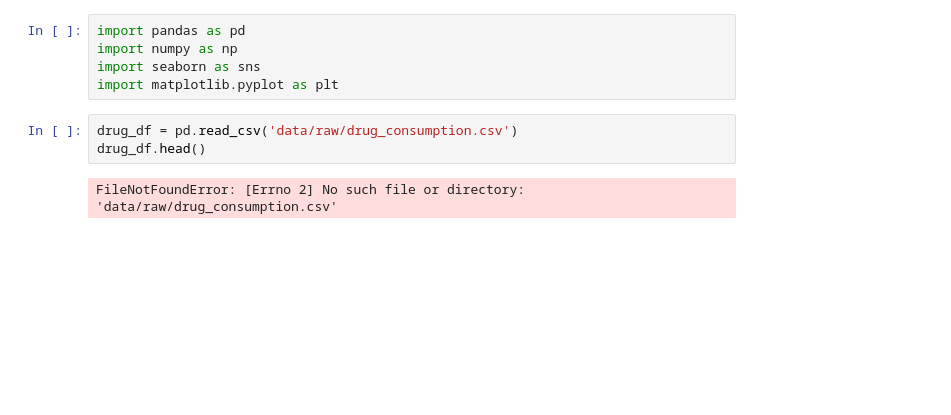
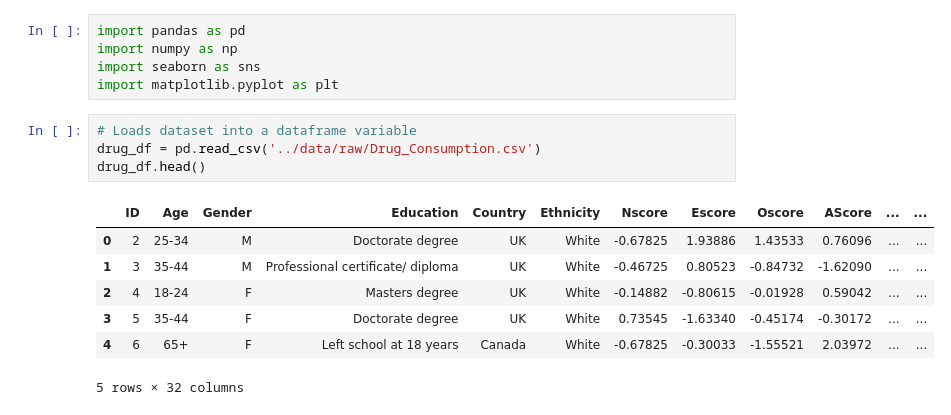
Before and after one commit to josephstar48/drug_consumption_analysis, a Jupyter notebook: notebooks/01_data_exploration.ipynb, the cells around one changed output. Cells and saved outputs as stored; diff of their text form; blank space fills up the shorter version.

```diff
--- a/notebooks/01_data_exploration.ipynb
+++ b/notebooks/01_data_exploration.ipynb
@@ -4,7 +4,14 @@ import numpy as np
 import seaborn as sns
 import matplotlib.pyplot as plt
 # %%
-drug_df = pd.read_csv('data/raw/drug_consumption.csv')
+# Loads dataset into a dataframe variable
+drug_df = pd.read_csv('../data/raw/Drug_Consumption.csv')
 drug_df.head()
 # %% [output]
+|  | ID | Age | Gender | Education | Country | Ethnicity | Nscore | Escore | Oscore | AScore | ... | ... |
+| 0 | 2 | 25-34 | M | Doctorate degree | UK | White | -0.67825 | 1.93886 | 1.43533 | 0.76096 | ... | ... |
+| 1 | 3 | 35-44 | M | Professional certificate/ diploma | UK | White | -0.46725 | 0.80523 | -0.84732 | -1.62090 | ... | ... |
+| 2 | 4 | 18-24 | F | Masters degree | UK | White | -0.14882 | -0.80615 | -0.01928 | 0.59042 | ... | ... |
+| 3 | 5 | 35-44 | F | Doctorate degree | UK | White | 0.73545 | -1.63340 | -0.45174 | -0.30172 | ... | ... |
+| 4 | 6 | 65+ | F | Left school at 18 years | Canada | White | -0.67825 | -0.30033 | -1.55521 | 2.03972 | ... | ... |
-FileNotFoundError: [Errno 2] No such file or directory: 'data/raw/drug_consumption.csv'
+5 rows × 32 columns
```
Also changed, not shown: parts of 5 cells of this notebook.
